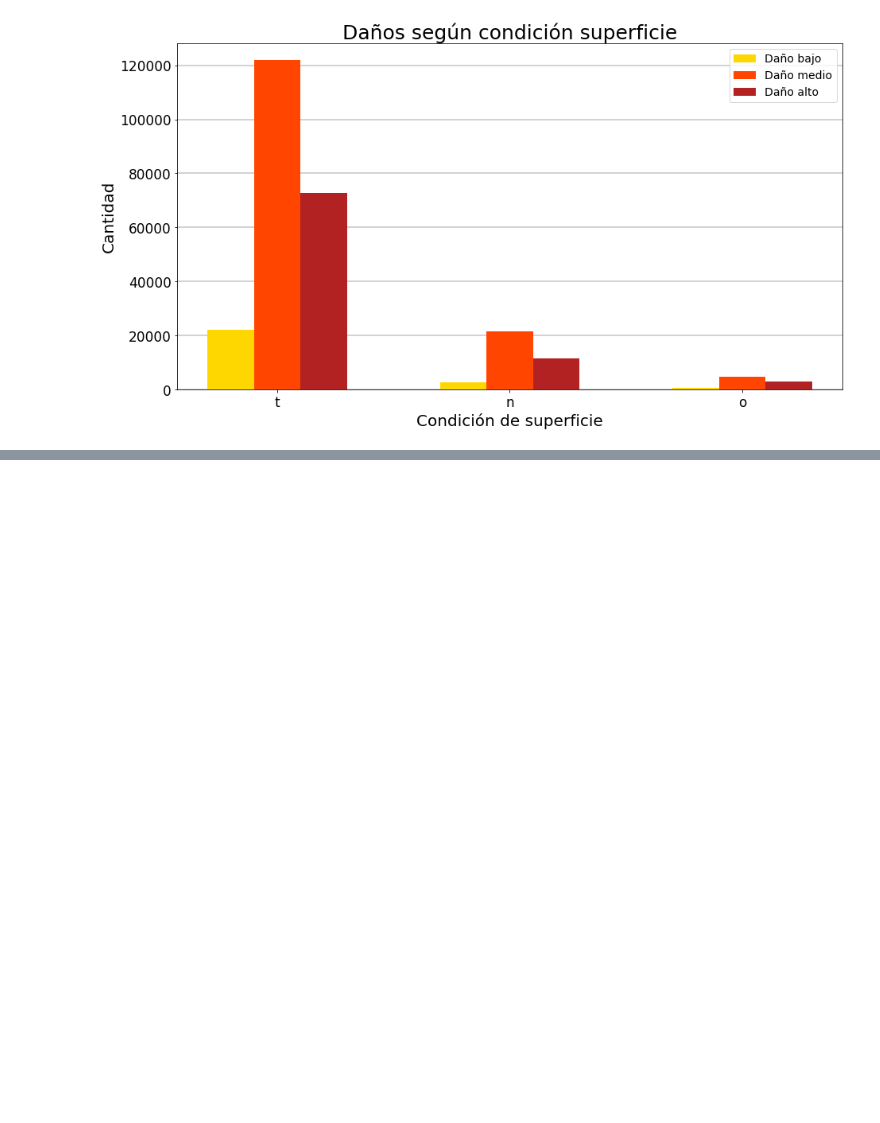
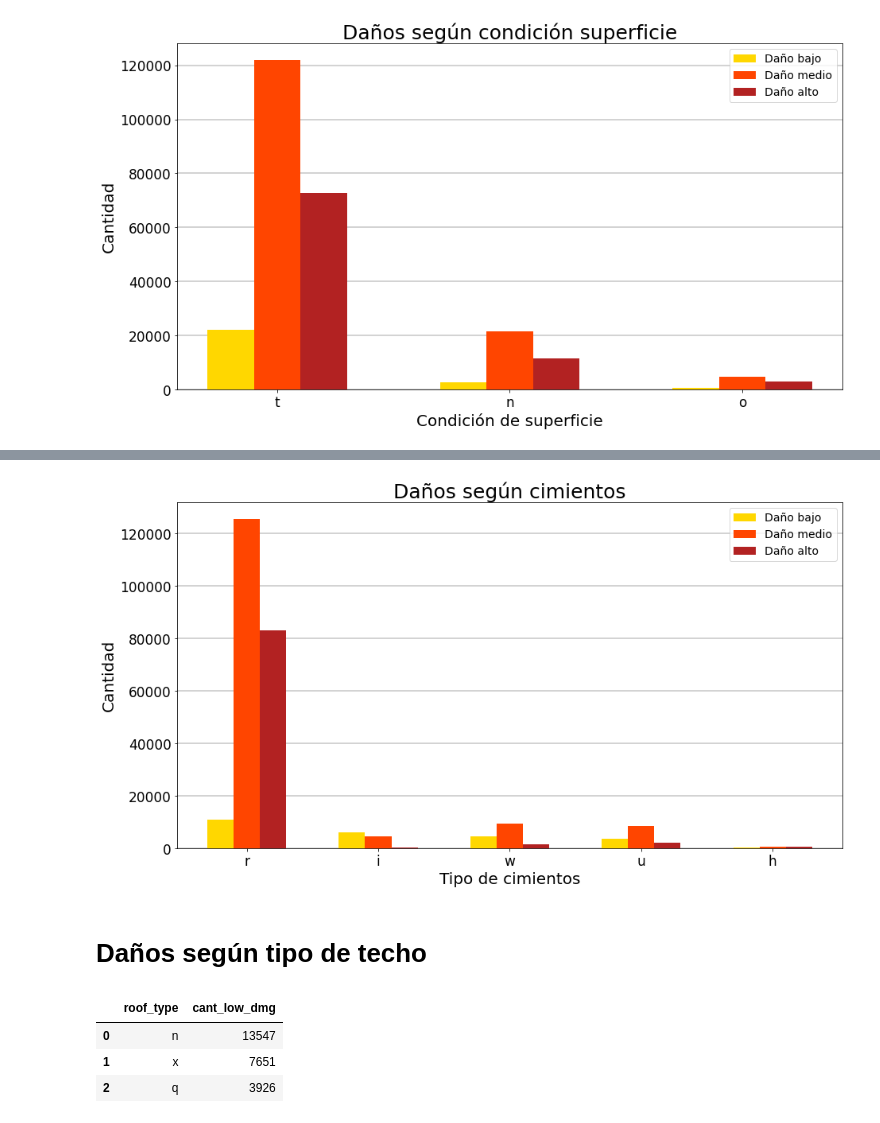
Before and after one commit to ffelfis/OrgaDatosTPs, a Jupyter notebook: TP1/nb_facundo.ipynb, the cells around one changed output, grey strips where cells are left out. Cells and saved outputs as stored; diff of their text form; code cells hidden in the pictures; blank space fills up the shorter version.

Commit message:
- Daños según cimientos - Daños según techo

```diff
--- a/TP1/nb_facundo.ipynb
+++ b/TP1/nb_facundo.ipynb
@@ -633,0 +651,10 @@ ax.set_axisbelow(True)
+# %%
+df_dmg_by_foun_type = df_dmg_by_foun_type\
+  .merge(df\
+         .loc[df['damage_grade'] == 2, 'foundation_type']\
+         .value_counts().to_frame().reset_index()\
+         .rename(columns={'index':'foun_type', \
+                          'foundation_type':'cant_med_dmg'}), \
+         on = 'foun_type', how='left')
+
+df_dmg_by_foun_type
@@ -633,0 +668,10 @@ ax.set_axisbelow(True)
+# %%
+df_dmg_by_foun_type = df_dmg_by_foun_type\
+  .merge(df\
+         .loc[df['damage_grade'] == 3, 'foundation_type']\
+         .value_counts().to_frame().reset_index()\
+         .rename(columns={'index':'foun_type', \
+                          'foundation_type':'cant_hig_dmg'}), \
+         on = 'foun_type', how='left')
+
+df_dmg_by_foun_type
@@ -633,0 +685,42 @@ ax.set_axisbelow(True)
+# %%
+fig,ax = plt.subplots(figsize=(15,8))
+labels = df_dmg_by_foun_type['foun_type']
+x = np.arange(len(labels))
+width = 0.2
+
+bar1 = ax.bar(x - width, df_dmg_by_foun_type['cant_low_dmg'], width,\
+              label='Daño bajo', color='gold')
+bar2 = ax.bar(x , df_dmg_by_foun_type['cant_med_dmg'], width,\
+              label='Daño medio', color='orangered')
+bar3 = ax.bar(x + width, df_dmg_by_foun_type['cant_hig_dmg'], width,\
+              label='Daño alto', color='firebrick')
+
+ax.set_title('Daños según cimientos', fontsize=25)
+ax.set_ylabel('Cantidad', fontsize=20)
+ax.set_xlabel('Tipo de cimientos', fontsize=20)
+ax.set_xticks(x)
+ax.set_xticklabels(labels)
+
+plt.xticks(fontsize=17)
+plt.yticks(fontsize=17)
+plt.legend(fontsize=14)
+
+plt.grid(axis='y', linewidth=2, color='lightgray')
+ax.set_axisbelow(True)
+# %% [output]
+[figure, added]
+# %% [markdown]
+# Daños según tipo de techo
+# %%
+df_dmg_by_roof_type = df\
+  .loc[df['damage_grade'] == 1, 'roof_type']\
+  .value_counts().to_frame().reset_index()\
+  .rename(columns={'index':'roof_type', \
+                   'roof_type':'cant_low_dmg'})
+
+df_dmg_by_roof_type
+# %% [output]
+|  | roof_type | cant_low_dmg |
+| 0 | n | 13547 |
+| 1 | x | 7651 |
+| 2 | q | 3926 |
```
Also changed, not shown: parts of 10 cells of this notebook.
